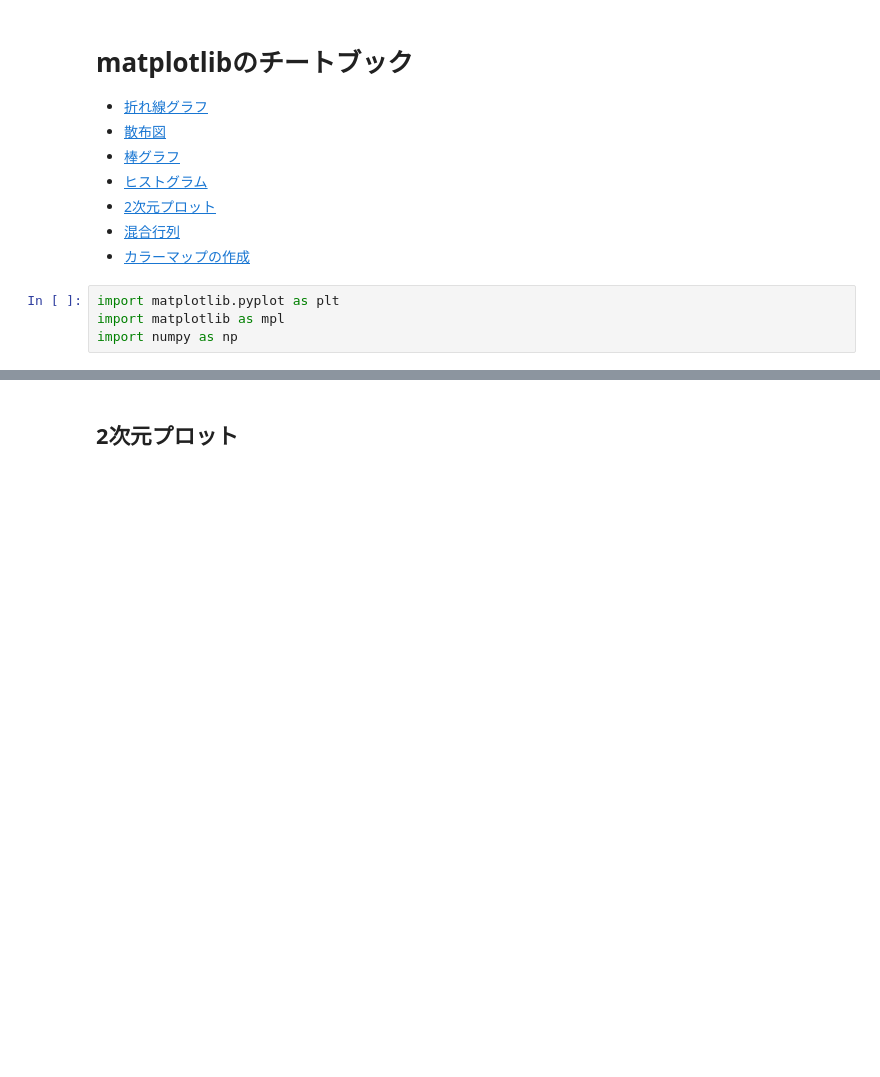
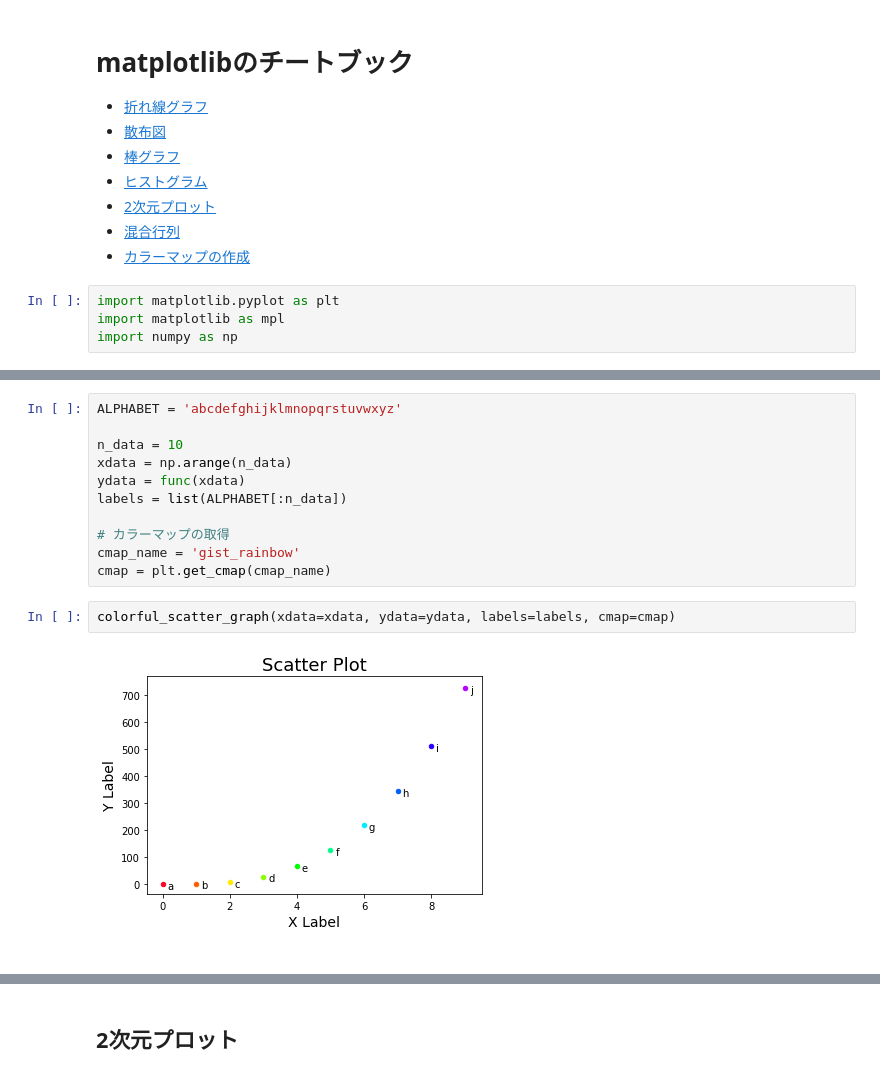
Before and after one commit to IkokObi/Reference, a Jupyter notebook: Python/matplotlib/matplotlib_cheatbook.ipynb, the cells around one changed output, grey strips where cells are left out. Saved outputs shown, nothing was run; the diff lists cells and outputs as text; blank space fills up the shorter version.

```diff
--- a/Python/matplotlib/matplotlib_cheatbook.ipynb
+++ b/Python/matplotlib/matplotlib_cheatbook.ipynb
@@ -157,0 +212,17 @@ histogram(counter_data=grades_counter)
+# %%
+ALPHABET = 'abcdefghijklmnopqrstuvwxyz'
+
+n_data = 10
+xdata = np.arange(n_data)
+ydata = func(xdata)
+labels = list(ALPHABET[:n_data])
+
+# カラーマップの取得
+cmap_name = 'gist_rainbow'
+cmap = plt.get_cmap(cmap_name)
+# %%
+colorful_scatter_graph(xdata=xdata, ydata=ydata, labels=labels, cmap=cmap)
+# %% [output]
+[figure, added]
+# %% [markdown]
+<a name="bar"></a>
```
Also changed, not shown: parts of 40 cells of this notebook.
